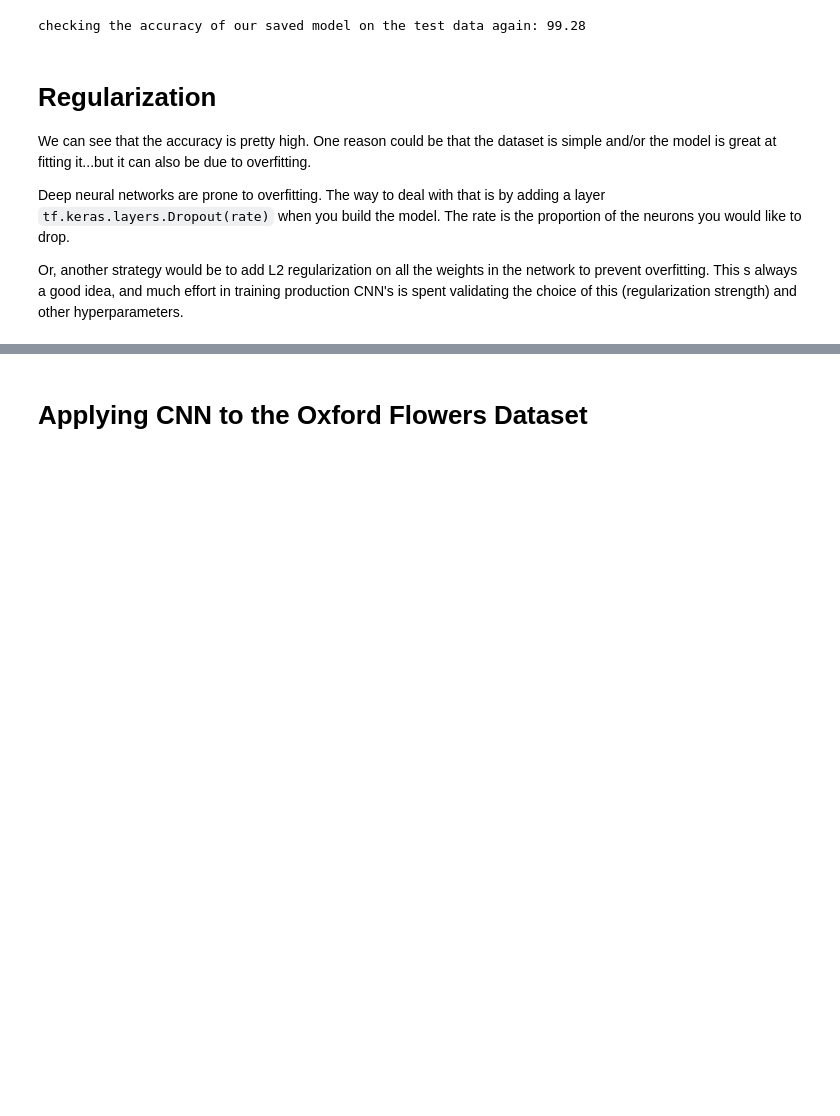
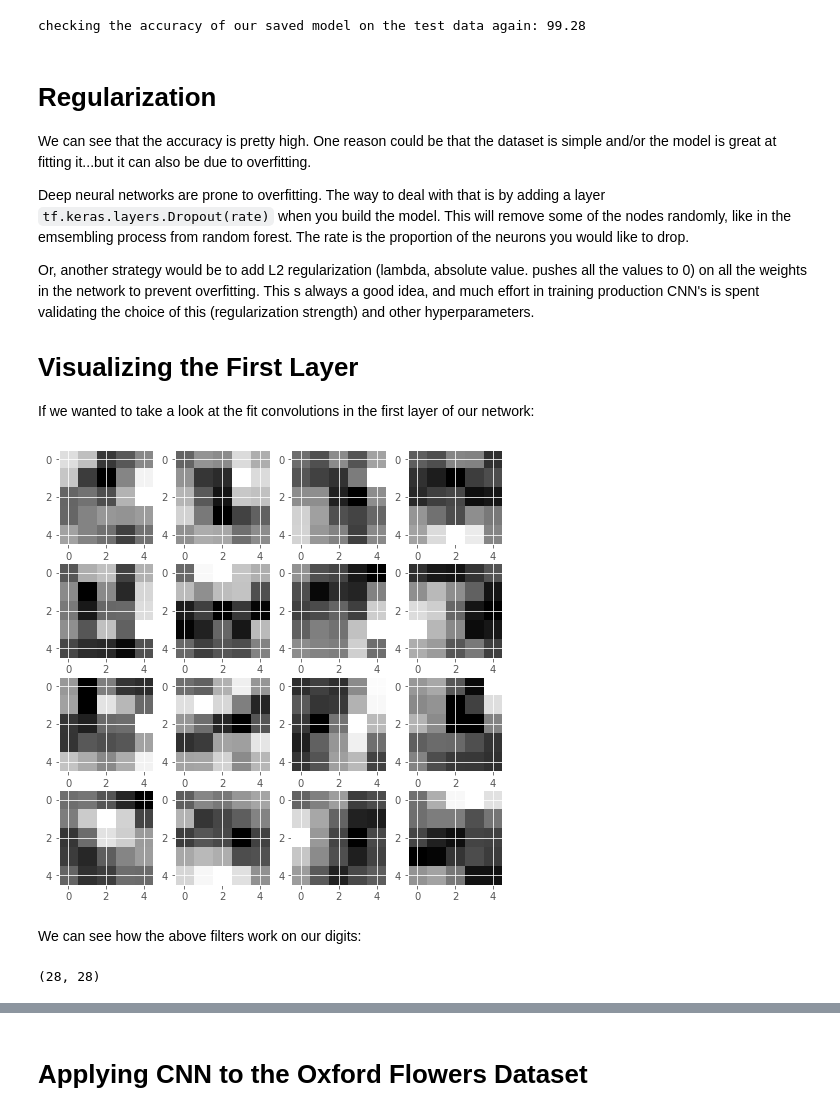
Before and after one commit to Connie-Liang/Data-Science-and-Machine-Learning-Notes, a Jupyter notebook: My CNN Notes.ipynb, the cells around one changed output, grey strips where cells are left out. Drawn from its saved outputs; the diff is of its cells as text; code cells hidden in the pictures; blank space fills up the shorter version.

```diff
--- a/My CNN Notes.ipynb
+++ b/My CNN Notes.ipynb
@@ -665,6 +665,26 @@ We can see that the accuracy is pretty high. One reason could be that the datase
 
 Deep neural networks are prone to overfitting. The way to deal with that is by adding a layer
 `tf.keras.layers.Dropout(rate)`
-when you build the model. The rate is the proportion of the neurons you would like to drop.
+when you build the model. This will remove some of the nodes randomly, like in the emsembling process from random forest. The rate is the proportion of the neurons you would like to drop.
 
-Or, another strategy would be to add L2 regularization on all the weights in the network to prevent overfitting. This s always a good idea, and much effort in training production CNN's is spent validating the choice of this (regularization strength) and other hyperparameters.
+Or, another strategy would be to add L2 regularization (lambda, absolute value. pushes all the values to 0) on all the weights in the network to prevent overfitting. This s always a good idea, and much effort in training production CNN's is spent validating the choice of this (regularization strength) and other hyperparameters.
+
+# Visualizing the First Layer
+
+If we wanted to take a look at the fit convolutions in the first layer of our network:
+# %%
+weights1_np = model.get_weights()[0] # 5 5 1 16
+
+fig, ax = plt.subplots(4,4,figsize=(8,8))
+
+for i,ax in enumerate(ax.flatten()):
+    filter = weights1_np[:,:,0,i]
+    ax.imshow(filter, cmap=plt.cm.gray_r, interpolation='nearest')
+# %% [output]
+[figure, added]
+# %% [markdown]
+We can see how the above filters work on our digits:
+# %%
+first_digit_image.shape
+# %% [output]
+(28, 28)
```
Also changed, not shown: parts of 3 cells of this notebook.
